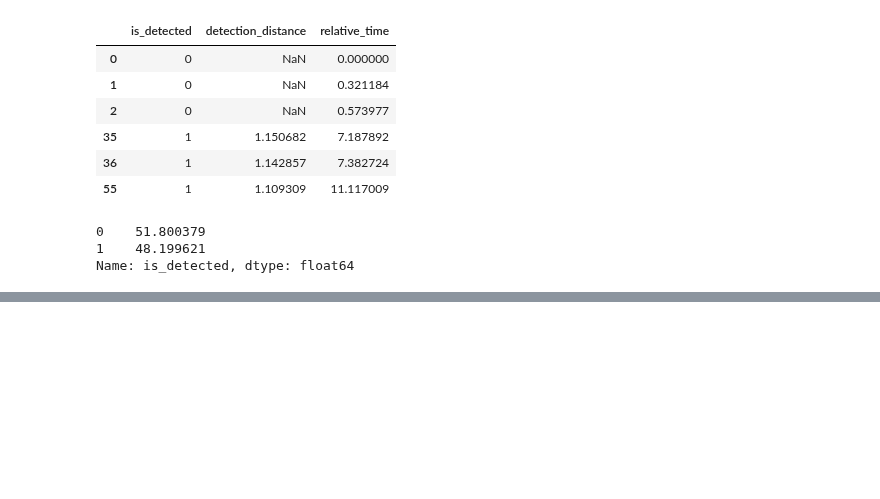
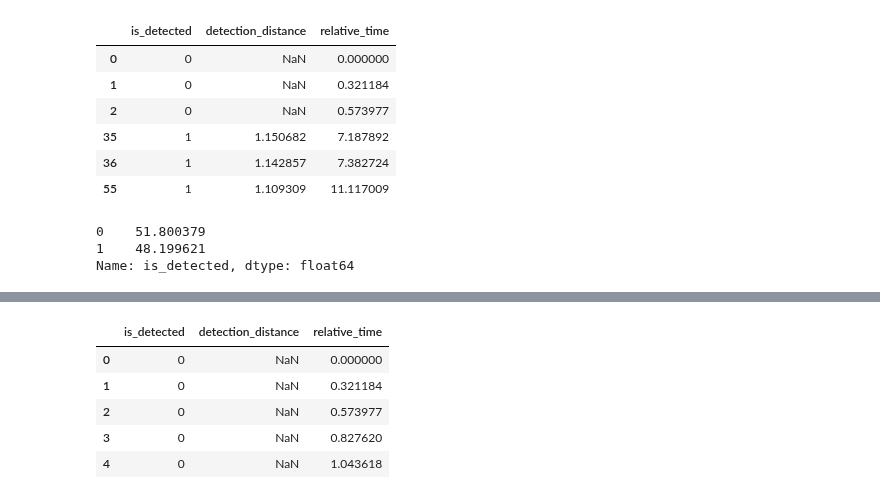
Before and after one commit to hakanErgin/apriltag_test_bench, a Jupyter notebook: test_pipeline/scripts/dynamic_tests/linear_velocity/x_translation.ipynb, the cells around one changed output, grey strips where cells are left out. Saved outputs shown, nothing was run; the diff lists cells and outputs as text; code cells hidden in the pictures; blank space fills up the shorter version.

```diff
--- a/test_pipeline/scripts/dynamic_tests/linear_velocity/x_translation.ipynb
+++ b/test_pipeline/scripts/dynamic_tests/linear_velocity/x_translation.ipynb
@@ -58,0 +63,9 @@ df.reset_index().plot.hexbin(x="relative_time", y=target, gridsize=15)
+# %%
+df.head(5)
+# %% [output]
+|  | is_detected | detection_distance | relative_time |
+| 0 | 0 | NaN | 0.000000 |
+| 1 | 0 | NaN | 0.321184 |
+| 2 | 0 | NaN | 0.573977 |
+| 3 | 0 | NaN | 0.827620 |
+| 4 | 0 | NaN | 1.043618 |
```
Also changed, not shown: parts of 5 cells of this notebook.
